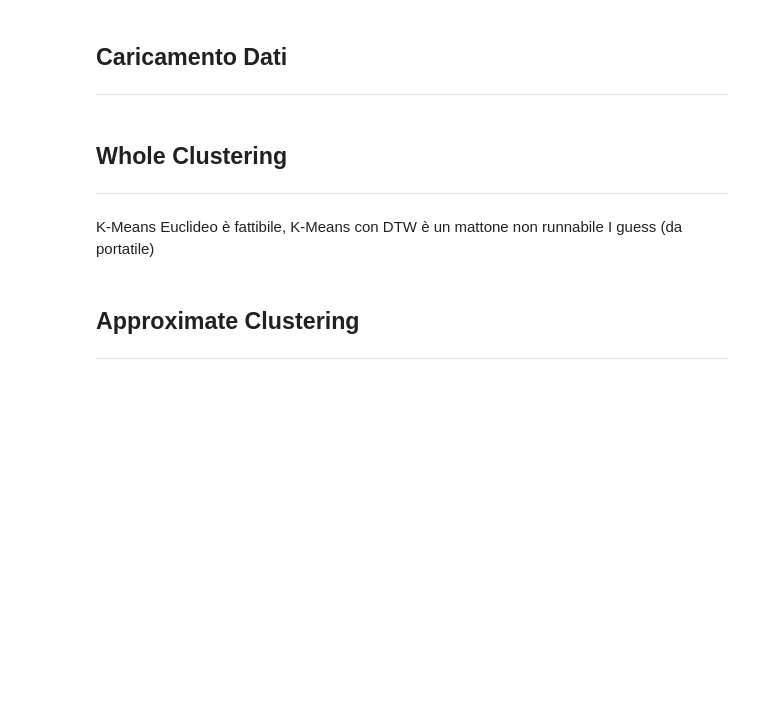
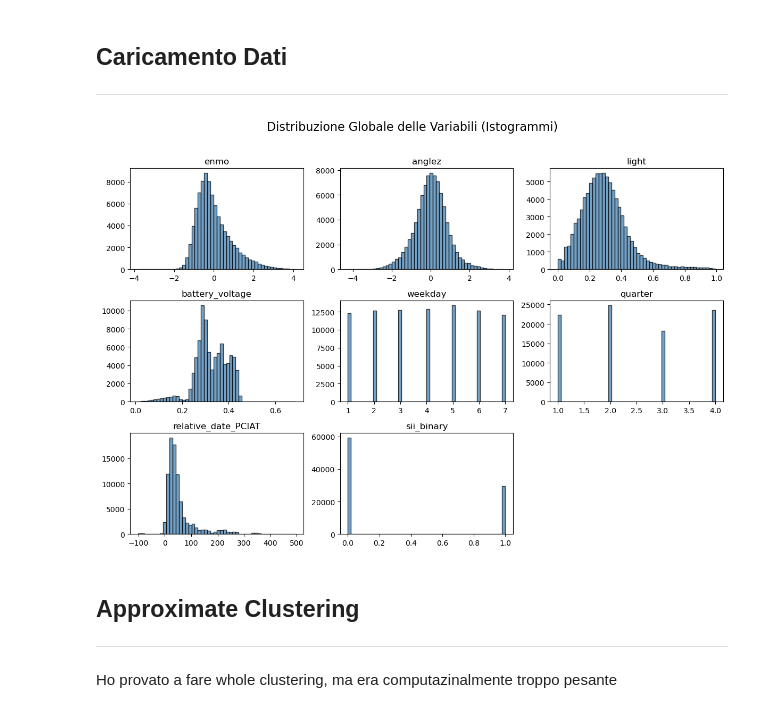
Before and after one commit to alessialaconca/Data_Mining_2_Child_Mind_Institute, a Jupyter notebook: Riccardo/TS_clustering.ipynb, the cells around one changed output. Cells and saved outputs as stored; diff of their text form; code cells hidden in the pictures; blank space fills up the shorter version.

Commit message:
Clustering Terminato

```diff
--- a/Riccardo/TS_clustering.ipynb
+++ b/Riccardo/TS_clustering.ipynb
@@ -17,34 +27,38 @@ import pandas as pd
 ---
 # %%
 with gzip.open("ts_transformed_paa.pkl.gz", "rb") as f:
-    ts_transformed_paa = pickle.load(f)
+    ts = pickle.load(f)
+
 
 # id non serve per il clustering, anzi può essere dannoso
-for df in ts_transformed_paa:
+for df in ts:
     if 'id' in df.columns:
-        df.drop(columns=['id'], inplace=True)
-
-
-colonne_fisse = ['weekday', 'quarter',
-                 'relative_date_PCIAT', 'sii_binary']
+        df.drop(columns=['id'], inplace=True)  # inutile
+    if 'non-wear_flag' in df.columns:
+        # inutile perchè quasi tutta = 0
+        df.drop(columns=['non-wear_flag'], inplace=True)
+    if 'X' in df.columns:
+        df.drop(columns=['X'], inplace=True)  # per multicollinearità
+    if 'Y' in df.columns:
+        df.drop(columns=['Y'], inplace=True)  # per multicollinearità
+    if 'Z' in df.columns:
+        df.drop(columns=['Z'], inplace=True)  # per multicollinearità
 # %%
-df_globale = pd.concat(ts_transformed_paa, ignore_index=True)
+ts_globale = pd.concat(ts, ignore_index=True)
 
 # Opzionale: campionamento per velocizzare la generazione grafica in caso di dataset massivi.
 # Se si desidera analizzare il 100% dei dati, lasciare frac=1.0.
-df_plot = df_globale.sample(frac=1.0, random_state=222)
+df_plot = ts_globale.sample(frac=1.0, random_state=222)
 
 # ==========================================
 # 3. Visualizzazione tramite Istogrammi
 # ==========================================
 # Viene creata una griglia automatica in base al numero di colonne
-df_plot.hist(bins=50, figsize=(15, 10), edgecolor='black',
+df_plot.hist(bins=50, figsize=(12, 8), edgecolor='black',
              grid=False, alpha=0.75, color='steelblue')
 plt.suptitle("Distribuzione Globale delle Variabili (Istogrammi)",
              y=1.02, fontsize=16)
 plt.tight_layout()
 plt.show()
+# %% [output]
+[figure, added]
-# %% [markdown]
-## Whole Clustering
----
-K-Means Euclideo è fattibile, K-Means con DTW è un mattone non runnabile I guess (da portatile)
@@ -75,3 +65,4 @@ print("Clustering DTW completato.")'''
 # %% [markdown]
 ## Approximate Clustering
 ---
+Ho provato a fare whole clustering, ma era computazinalmente troppo pesante
```
Also changed, not shown: parts of 17 cells of this notebook, 11 other files.
